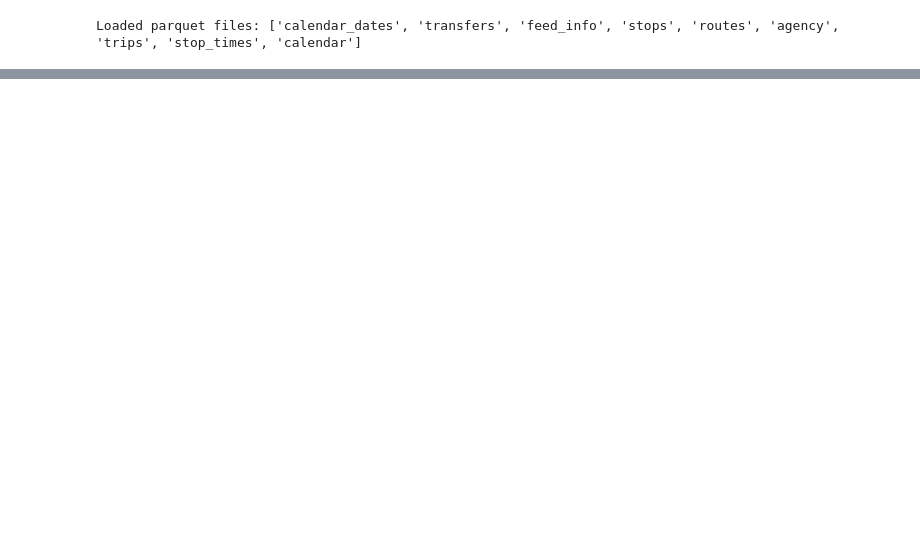
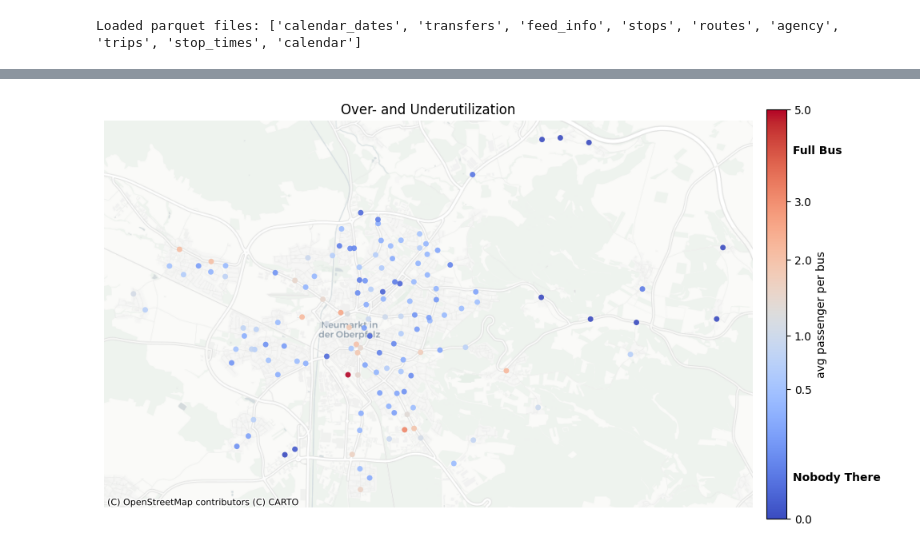
Before and after one commit to apurwaagr/OHA_Servus_AI, a Jupyter notebook: ole/neumarktstatisitcs.ipynb, the cells around one changed output, grey strips where cells are left out. Drawn from its saved outputs; the diff is of its cells as text; code cells hidden in the pictures; blank space fills up the shorter version.

```diff
--- a/ole/neumarktstatisitcs.ipynb
+++ b/ole/neumarktstatisitcs.ipynb
@@ -99,0 +313,7 @@ busy_stop.head()
+# %%
+title = "Over- and Underutilization"
+plot_stops_static(stop_stats, color_by="avg_passenger_per_bus",
+                  cmap_name="coolwarm", less_contrast=True, title=title, hot="Full Bus",
+                  cold ="Nobody There", ticks=[0,0.5,1,2,3,5])
+# %% [output]
+[figure, added]
```
Also changed, not shown: parts of 10 cells of this notebook, 15 other files.
